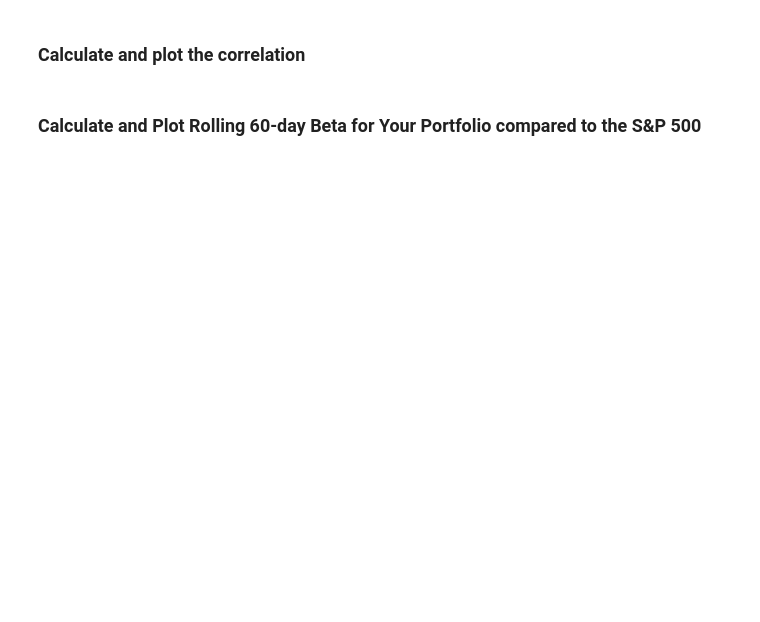
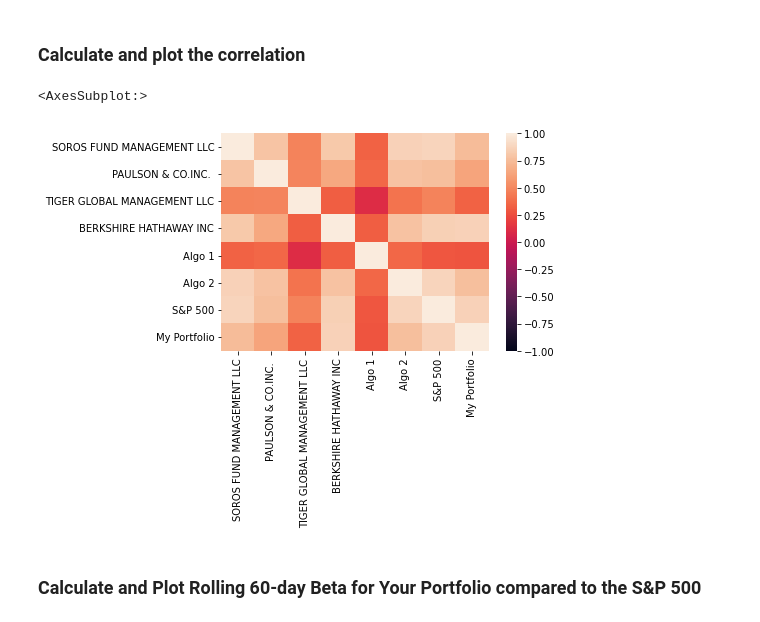
Before and after one commit to webclinic017/FintechHW, a Jupyter notebook: Homework4/whale_analysis.ipynb, the cells around one changed output. Cells and saved outputs as stored; diff of their text form; code cells hidden in the pictures; blank space fills up the shorter version.

```diff
--- a/Homework4/whale_analysis.ipynb
+++ b/Homework4/whale_analysis.ipynb
@@ -636,5 +643,12 @@ daily_returns.dropna()
 ### Calculate and plot the correlation
 # %%
 # Calculate and plot the correlation
+portfolios_correlation2 = combined_df.corr()
+
+# Display de correlation matrix
+sns.heatmap(portfolios_correlation2, vmin=-1, vmax=1)
+# %% [output]
+<AxesSubplot:>
+[figure, added]
 # %% [markdown]
 ### Calculate and Plot Rolling 60-day Beta for Your Portfolio compared to the S&P 500
```
Also changed, not shown: parts of 29 cells of this notebook.
